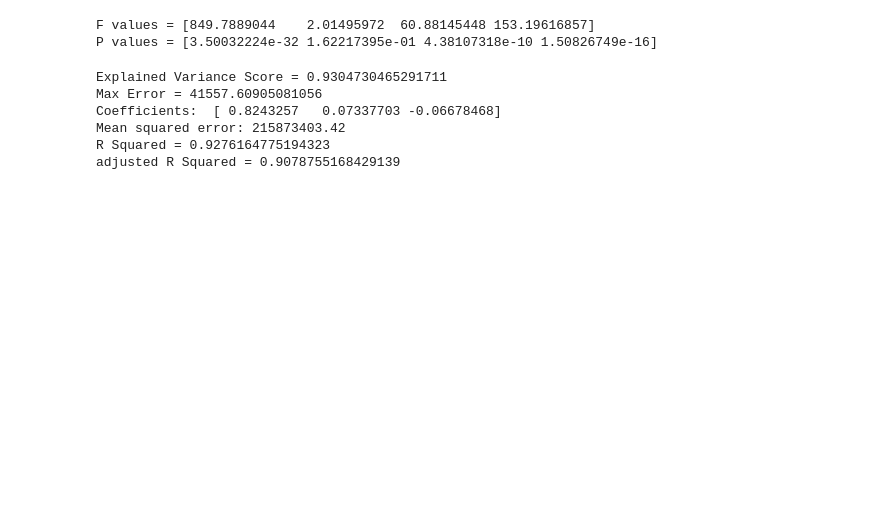
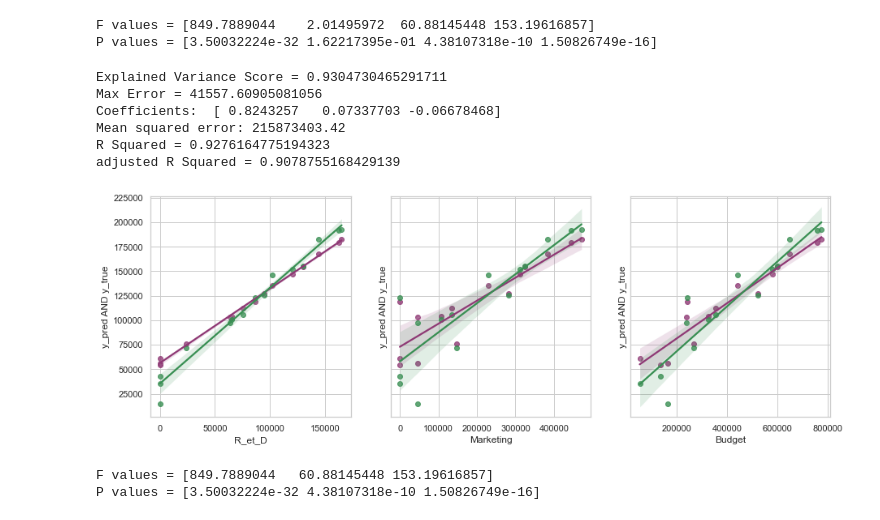
Before and after one commit to LeBonThib/SIMPLON_BPI_EDA, a Jupyter notebook: Linear_Regression.ipynb, the cells around one changed output. Cells and saved outputs as stored; diff of their text form; code cells hidden in the pictures; blank space fills up the shorter version.

```diff
--- a/Linear_Regression.ipynb
+++ b/Linear_Regression.ipynb
@@ -249,3 +250,28 @@ Coefficients:  [ 0.8243257   0.07337703 -0.06678468]
 Mean squared error: 215873403.42
 R Squared = 0.9276164775194323
 adjusted R Squared = 0.9078755168429139
+# %%
+res_df_A = PD.DataFrame(dict(R_et_D=Xa_test["R&D"],Marketing=Xa_test['Marketing'], Budget=Xa_test['Budget'],y_true=ya_test,y_pred=A_predictions))
+fig, ax = PLT.subplots(1,3,figsize=(15,5), sharey=True)
+SNS.regplot(x="R_et_D",y="y_pred",data=res_df_A, ax=ax[0], color="#8F3975")
+SNS.regplot(x="R_et_D",y="y_true",data=res_df_A, ax=ax[0], color="#398F53")
+ax[0].set_ylabel("y_pred AND y_true")
+
+SNS.regplot(x="Marketing",y="y_pred",data=res_df_A, ax=ax[1], color="#8F3975")
+SNS.regplot(x="Marketing",y="y_true",data=res_df_A, ax=ax[1], color="#398F53")
+ax[1].set_ylabel("y_pred AND y_true")
+
+SNS.regplot(x="Budget",y="y_pred",data=res_df_A, ax=ax[2], color="#8F3975")
+SNS.regplot(x="Budget",y="y_true",data=res_df_A, ax=ax[2], color="#398F53")
+ax[2].set_ylabel("y_pred AND y_true")
+
+PLT.show()
+# %% [output]
+[figure, added]
+# %%
+f_statistic, p_values = f_regression(Xa,y)
+print(f"F values = {f_statistic}")
+print(f"P values = {p_values}")
+# %% [output]
+F values = [849.7889044   60.88145448 153.19616857]
+P values = [3.50032224e-32 4.38107318e-10 1.50826749e-16]
```
Also changed, not shown: parts of 3 cells of this notebook, 1 other file.
